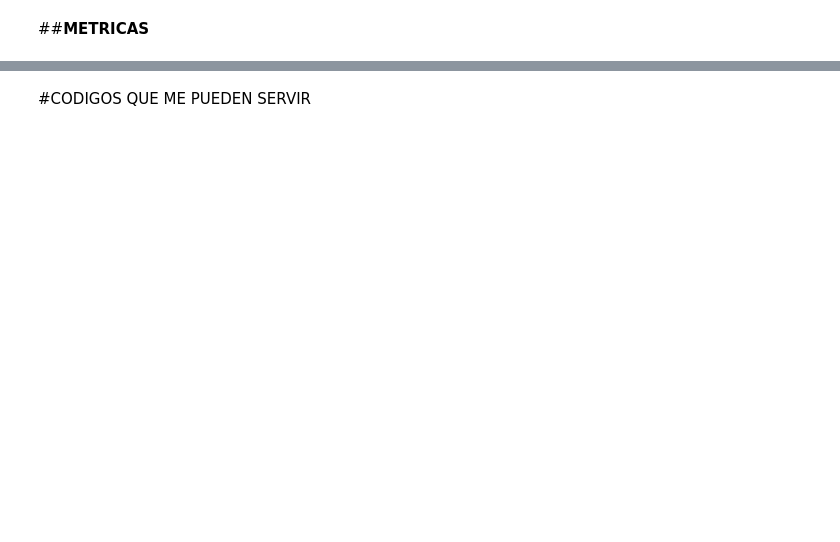
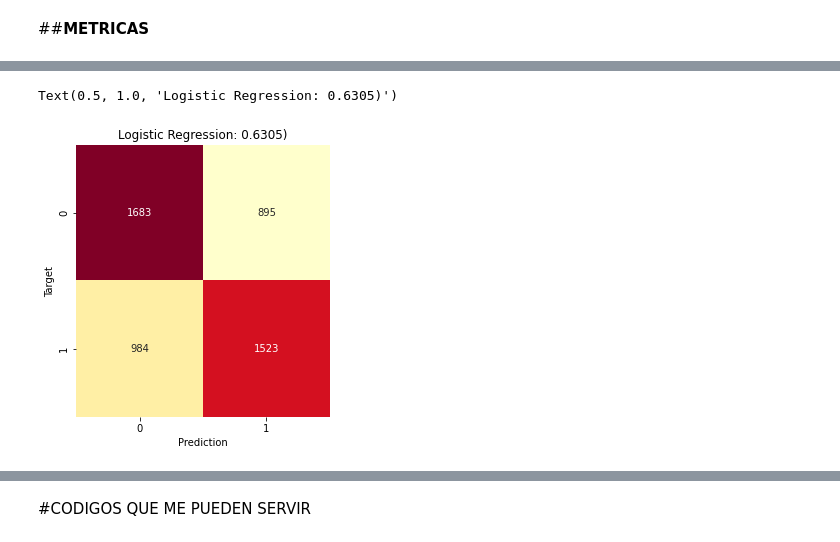
Before and after one commit to octagomez/ML_empleados, a Jupyter notebook: PPT.ipynb, the cells around one changed output, grey strips where cells are left out. Drawn from its saved outputs; the diff is of its cells as text; code cells hidden in the pictures; blank space fills up the shorter version.

```diff
--- a/PPT.ipynb
+++ b/PPT.ipynb
@@ -631,0 +696,33 @@ print(classification_report(Target_test, pred, target_names=target_names))
+# %%
+from sklearn.utils import class_weight
+# aplicamos los parametros en los modelos de DesisionTree, Random_Forest y Logistic_Regresion
+
+#Entrenamos los modelos con las metricas obtenidas de la grilla
+
+random_forest_balance = RandomForestClassifier(criterion= 'gini',
+                                               class_weight='balanced',
+                                               max_depth= 100,
+                                               min_samples_leaf= 10,
+                                               min_samples_split= 10,
+                                               n_estimators= 50).fit(Datos_train_normalizado, Target_train)
+
+decision_tree_balance = tree.DecisionTreeClassifier(criterion= 'gini',
+                                                    class_weight='balanced',
+                                                    max_depth= 50,
+                                                    min_samples_leaf= 10,
+                                                    min_samples_split= 10).fit(Datos_train_normalizado, Target_train)
+
+logistic_regression_balance = LogisticRegression(class_weight='balanced')
+logistic_regression_balance.max_iter=130
+logistic_regression_balance.fit(Datos_train_normalizado, Target_train)
+
+# PREDICCIONES
+
+random_forest_prediction_balance = random_forest_balance.predict(Datos_test_normalizado)
+decision_tree_prediction_balance = decision_tree_balance.predict(Datos_test_normalizado)
+logistic_regression_prediction_balance  = logistic_regression_balance.predict(Datos_test_normalizado)
+
+# Score
+random_forest_accuracy = accuracy_score(Target_test, random_forest_prediction_balance)
+decision_tree_accuracy = accuracy_score(Target_test, decision_tree_prediction_balance)
+logistic_regression_accuracy =accuracy_score(Target_test, logistic_regression_prediction_balance)
@@ -631,0 +758,10 @@ print(classification_report(Target_test, pred, target_names=target_names))
+# %%
+plt.figure(figsize=(10,5))
+ax = plt.subplot(1,2,1)
+sns.heatmap(confusion_matrix(Target_test, logistic_regression_prediction_balance), annot=True, fmt="g",  cmap="YlOrRd", cbar=False)
+ax.set_xlabel('Prediction')
+ax.set_ylabel('Target')
+ax.set_title(f"Logistic Regression: {logistic_regression_accuracy:.4f})")
+# %% [output]
+Text(0.5, 1.0, 'Logistic Regression: 0.6305)')
+[figure, added]
```
Also changed, not shown: parts of 42 cells of this notebook.
